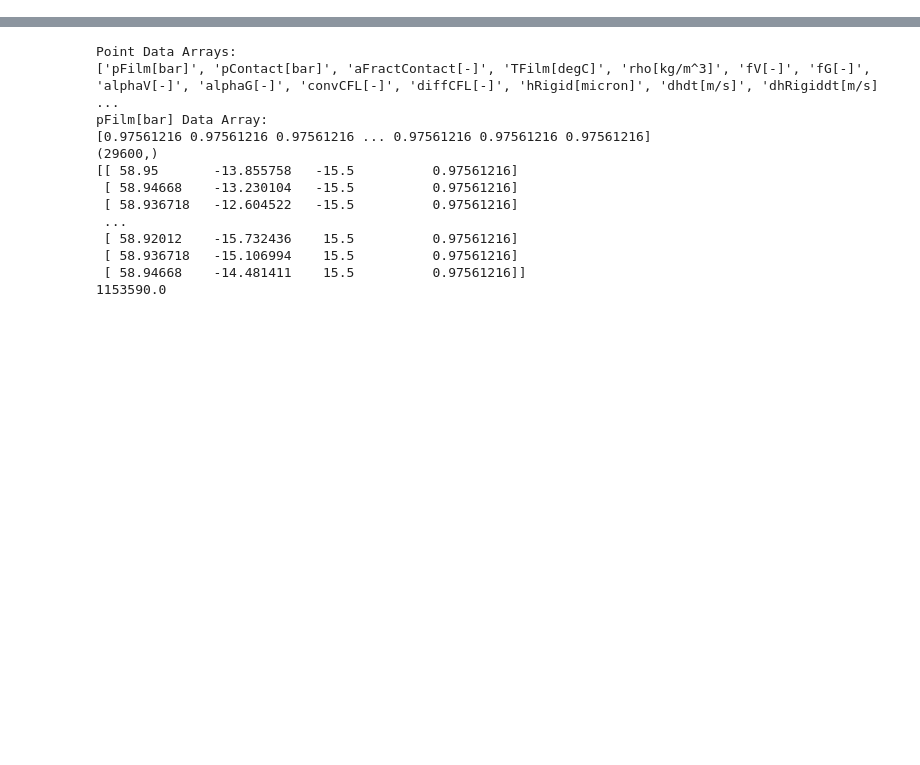
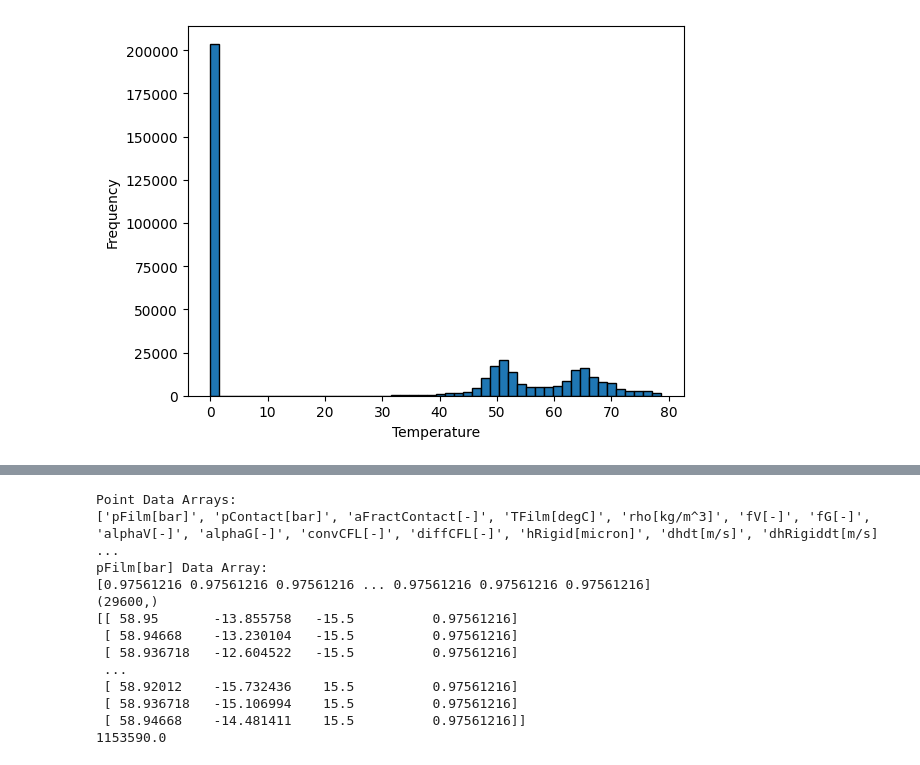
Before and after one commit to rag09reddy/my_codes, a Jupyter notebook: Extracting_data_vtk.ipynb, the cells around one changed output, grey strips where cells are left out. Drawn from its saved outputs; the diff is of its cells as text; code cells hidden in the pictures; blank space fills up the shorter version.

```diff
--- a/Extracting_data_vtk.ipynb
+++ b/Extracting_data_vtk.ipynb
@@ -46,0 +99,31 @@ Saving JB-RingRe.1.vtk to JB-RingRe.1.vtk
+# %%
+
+# Read the VTK file
+mesh = pv.read(vtk_file_path)
+print("Mesh details")
+print(mesh)
+
+coordinates_points = np.array(mesh.points)
+
+# Convert cell data to point data
+cell_to_point = mesh.cell_data_to_point_data()
+
+# Create a Pandas DataFrame to store points and point data arrays
+data_arrays = [cell_to_point[array_name] for array_name in cell_to_point.array_names]
+filtered_arrays = [array_name for array_name, data_array in zip(cell_to_point.array_names, data_arrays) if len(data_array) == len(coordinates_points)]
+combined_data = np.column_stack([coordinates_points] + [cell_to_point[array_name] for array_name in filtered_arrays])
+column_names = ['X', 'Y', 'Z'] + filtered_arrays
+
+# Ensure the correct number of columns
+combined_data = combined_data[:, :len(column_names)]
+
+# Create a DataFrame
+df = pd.DataFrame(combined_data, columns=column_names)
+
+# Save the DataFrame to a CSV file
+df.to_csv('combined_data_filtered.csv', index=False)
+
+# Verify the saved CSV file
+saved_df = pd.read_csv('combined_data_filtered.csv')
+#print("Saved DataFrame details")
+#print(saved_df)
@@ -46,0 +305,7 @@ Saving JB-RingRe.1.vtk to JB-RingRe.1.vtk
+# %%
+plt.hist(temperatures, bins=50, edgecolor='black')
+plt.xlabel('Temperature')
+plt.ylabel('Frequency')
+plt.show()
+# %% [output]
+[figure, added]
```
Also changed, not shown: parts of 27 cells of this notebook.
